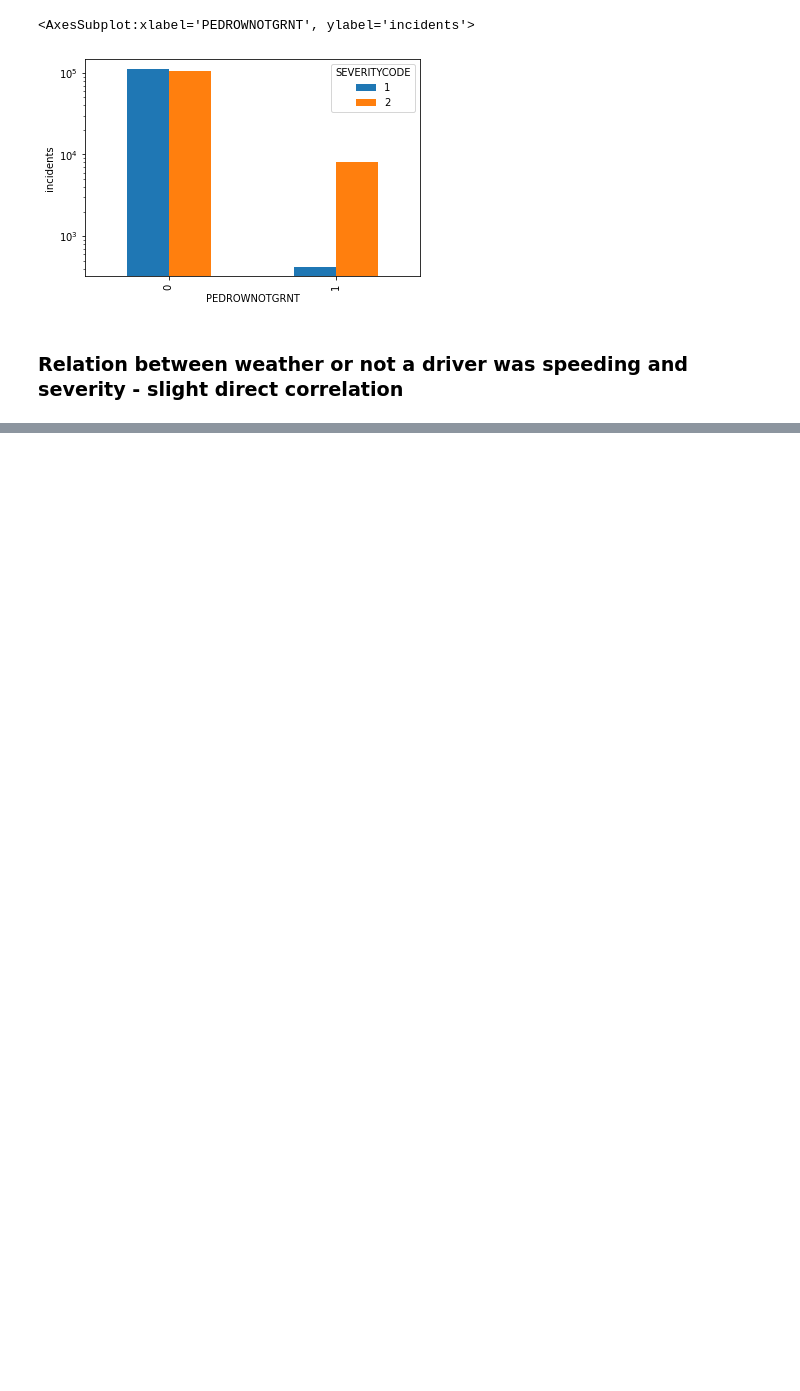
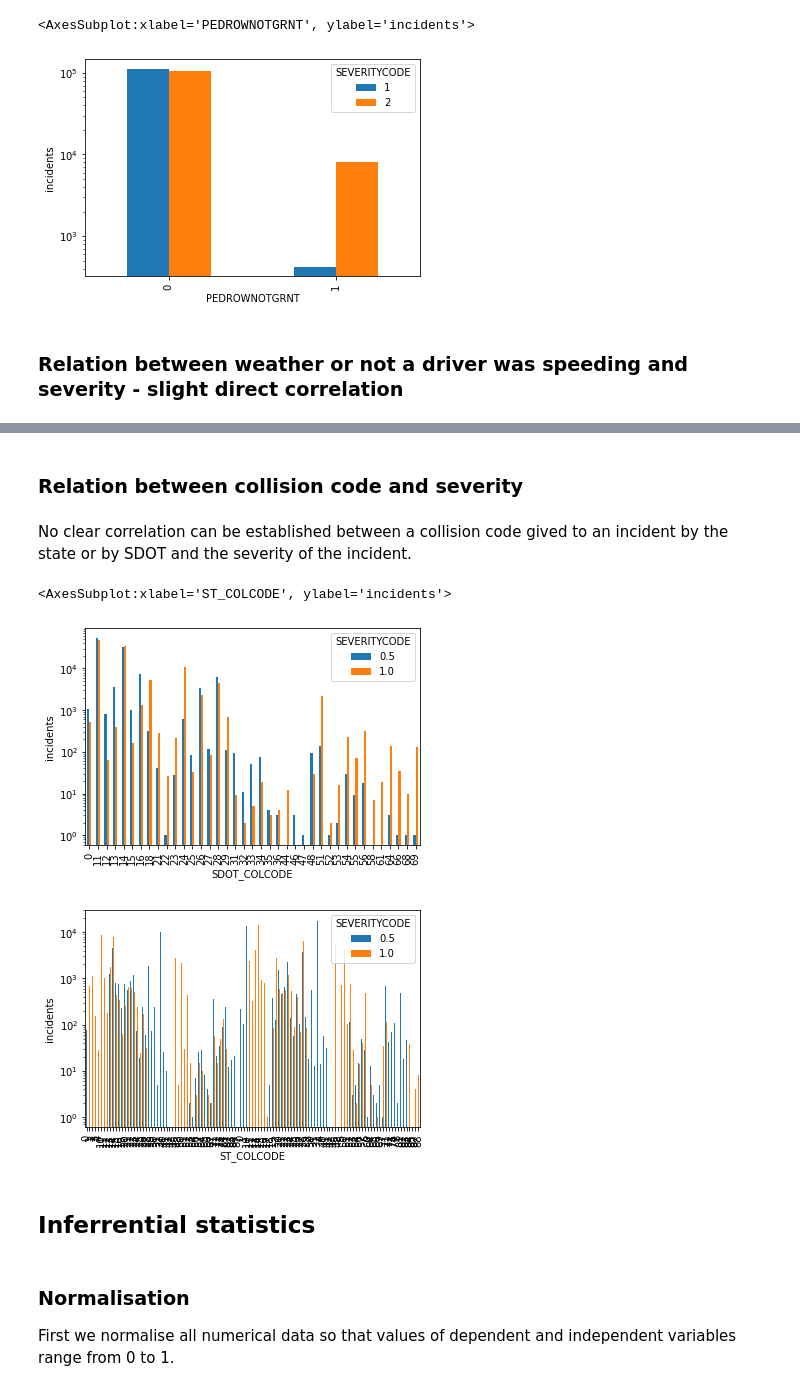
Before and after one commit to rezniknn/Applied-DS-Capstone-Coursera, a Jupyter notebook: capstone_applied_data_science_coursera.ipynb, the cells around one changed output, grey strips where cells are left out. Drawn from its saved outputs; the diff is of its cells as text; code cells hidden in the pictures; blank space fills up the shorter version.

Commit message:
Add Inferential Statistics section

```diff
--- a/capstone_applied_data_science_coursera.ipynb
+++ b/capstone_applied_data_science_coursera.ipynb
@@ -245,0 +237,20 @@ sev_by_col_type_count.plot(kind='bar', ylabel='incidents', logy=True)
+# %% [markdown]
+### Relation between collision code and severity
+# %% [markdown]
+No clear correlation can be established between a collision code gived to an incident by the state or by SDOT and the severity of the incident.
+# %%
+sev_by_sdot_code_count = df[['SDOT_COLCODE', 'SEVERITYCODE']].groupby(['SDOT_COLCODE', 'SEVERITYCODE']).size().unstack(fill_value=0)
+sev_by_sdot_code_count.plot(kind='bar', ylabel='incidents', logy=True)
+
+sev_by_st_code_count = df[['ST_COLCODE', 'SEVERITYCODE']].groupby(['ST_COLCODE', 'SEVERITYCODE']).size().unstack(fill_value=0)
+sev_by_st_code_count.plot(kind='bar', ylabel='incidents', logy=True)
+# %% [output]
+<AxesSubplot:xlabel='ST_COLCODE', ylabel='incidents'>
+[figure, added]
+[figure, added]
+# %% [markdown]
+## Inferrential statistics
+# %% [markdown]
+### Normalisation
+
+First we normalise all numerical data so that values of dependent and independent variables range from 0 to 1.
```
Also changed, not shown: parts of 52 cells of this notebook.
